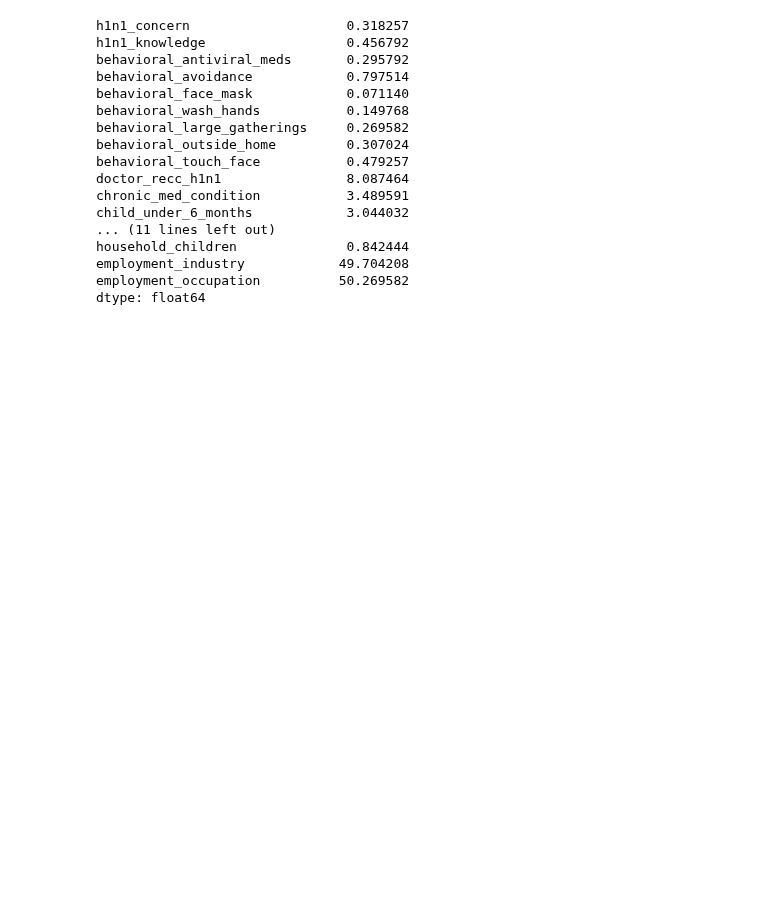
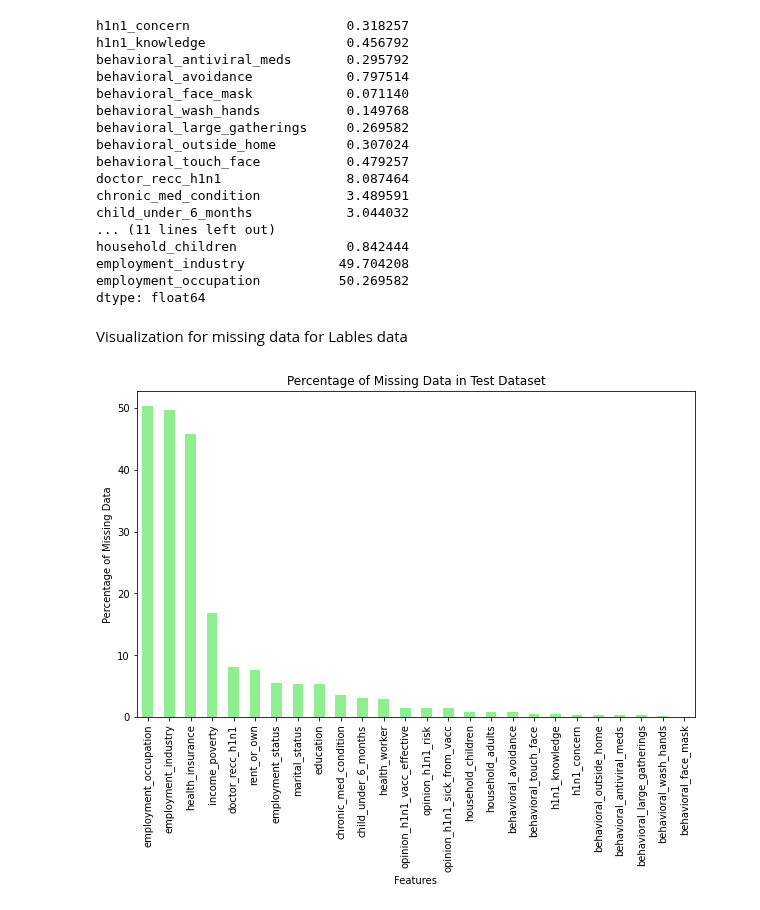
Before and after one commit to KariukiBrian/DSC_phase3project, a Jupyter notebook: index.ipynb, the cells around one changed output. Cells and saved outputs as stored; diff of their text form; code cells hidden in the pictures; blank space fills up the shorter version.

Commit message:
Visualized missing data for test dta

```diff
--- a/index.ipynb
+++ b/index.ipynb
@@ -438,3 +438,16 @@ household_children              0.842444
 employment_industry            49.704208
 employment_occupation          50.269582
 dtype: float64
+# %% [markdown]
+Visualization for missing data for Lables data
+# %%
+# Visualize missing data for test_h1n1_df using a bar graph (descending order)
+plt.figure(figsize=(10, 6))
+missing_values_test_percentage.sort_values(ascending=False).plot(kind='bar', color='lightgreen')
+plt.title('Percentage of Missing Data in Test Dataset')
+plt.xlabel('Features')
+plt.ylabel('Percentage of Missing Data')
+plt.xticks(rotation=90)
+plt.show()
+# %% [output]
+[figure, added]
```
